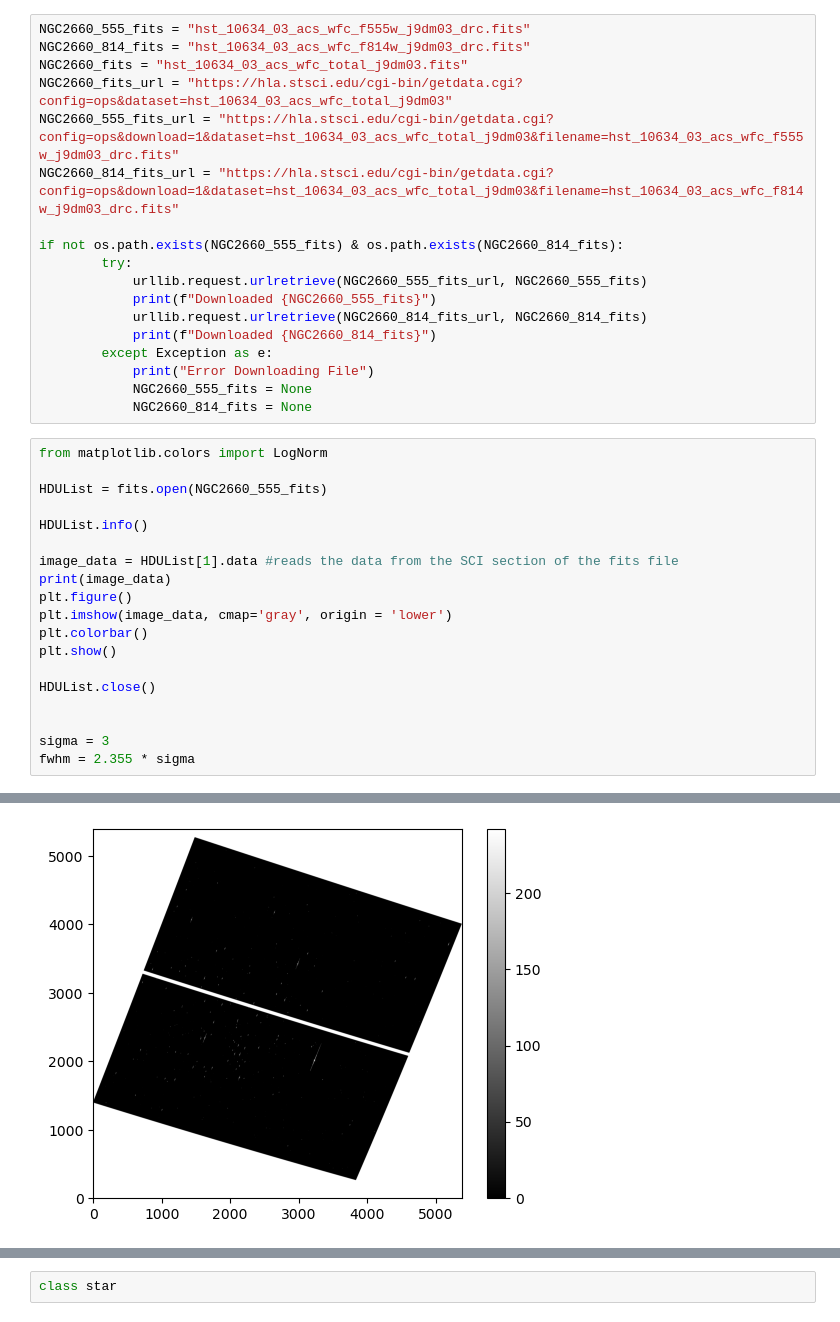
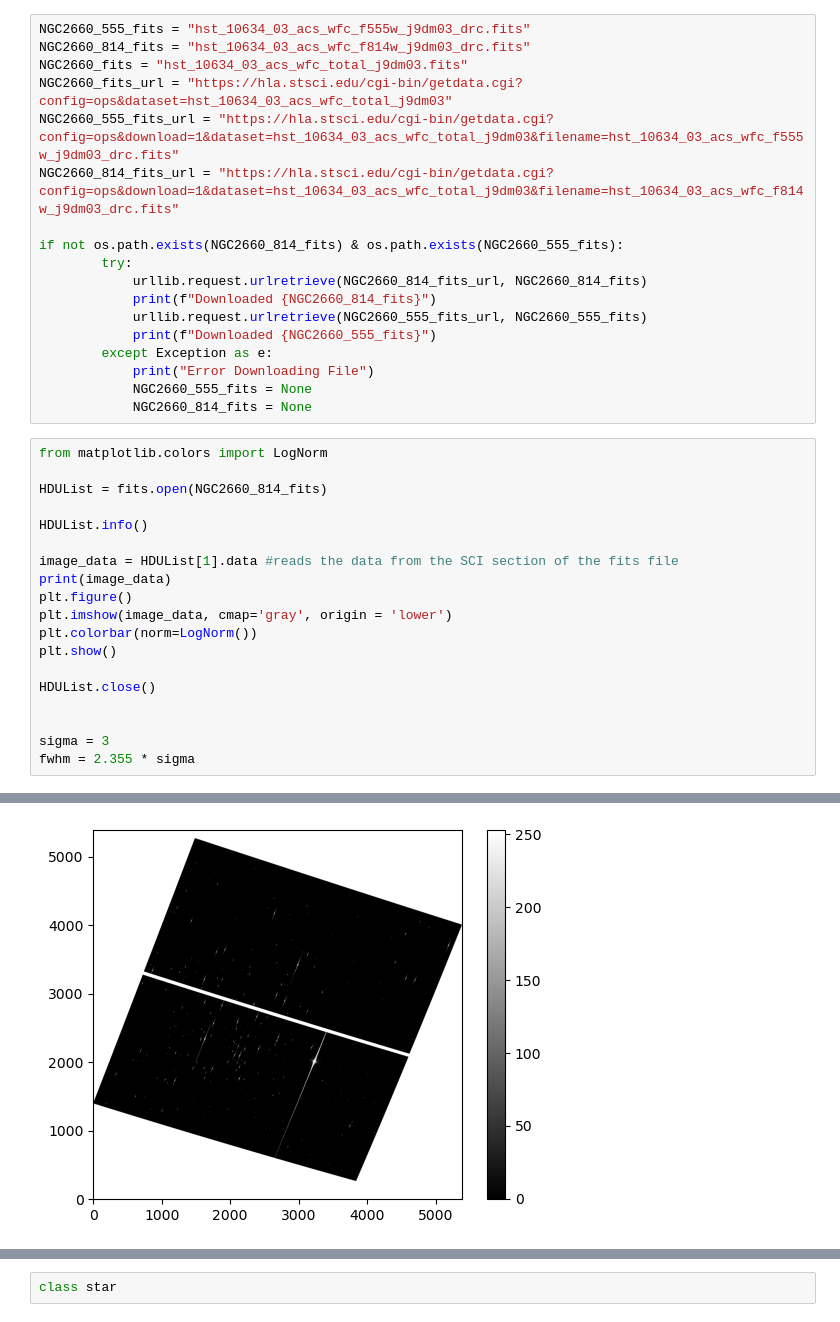
Before and after one commit to GravesTone5/Astro1221Project3, a Jupyter notebook: Project3.ipynb, the cells around one changed output, grey strips where cells are left out. Saved outputs shown, nothing was run; the diff lists cells and outputs as text.

```diff
--- a/Project3.ipynb
+++ b/Project3.ipynb
@@ -25,12 +23,12 @@ NGC2660_fits_url = "https://hla.stsci.edu/cgi-bin/getdata.cgi?config=ops&dataset
 NGC2660_555_fits_url = "https://hla.stsci.edu/cgi-bin/getdata.cgi?config=ops&download=1&dataset=hst_10634_03_acs_wfc_total_j9dm03&filename=hst_10634_03_acs_wfc_f555w_j9dm03_drc.fits"
 NGC2660_814_fits_url = "https://hla.stsci.edu/cgi-bin/getdata.cgi?config=ops&download=1&dataset=hst_10634_03_acs_wfc_total_j9dm03&filename=hst_10634_03_acs_wfc_f814w_j9dm03_drc.fits"
 
-if not os.path.exists(NGC2660_555_fits) & os.path.exists(NGC2660_814_fits):
+if not os.path.exists(NGC2660_814_fits) & os.path.exists(NGC2660_555_fits):
         try:
+            urllib.request.urlretrieve(NGC2660_814_fits_url, NGC2660_814_fits)
+            print(f"Downloaded {NGC2660_814_fits}")
             urllib.request.urlretrieve(NGC2660_555_fits_url, NGC2660_555_fits)
             print(f"Downloaded {NGC2660_555_fits}")
-            urllib.request.urlretrieve(NGC2660_814_fits_url, NGC2660_814_fits)
-            print(f"Downloaded {NGC2660_814_fits}")
         except Exception as e:
             print("Error Downloading File")
             NGC2660_555_fits = None
@@ -38,7 +36,7 @@ if not os.path.exists(NGC2660_555_fits) & os.path.exists(NGC2660_814_fits):
 # %%
 from matplotlib.colors import LogNorm
 
-HDUList = fits.open(NGC2660_555_fits)
+HDUList = fits.open(NGC2660_814_fits)
 
 HDUList.info()
 
@@ -46,7 +44,7 @@ image_data = HDUList[1].data #reads the data from the SCI section of the fits fi
 print(image_data)
 plt.figure()
 plt.imshow(image_data, cmap='gray', origin = 'lower')
-plt.colorbar()
+plt.colorbar(norm=LogNorm())
 plt.show()
 
 HDUList.close()
@@ -59,17 +57,17 @@ Filename: hst_10634_03_acs_wfc_f555w_j9dm03_drc.fits
 No.    Name      Ver    Type      Cards   Dimensions   Format
   0  PRIMARY       1 PrimaryHDU     858   ()
   1  SCI           1 ImageHDU        90   (5383, 5398)   float32
   2  WHT           1 ImageHDU        45   (5383, 5398)   float32
   3  CTX           1 ImageHDU        38   (5383, 5398)   int32
   4  HDRTAB        1 BinTableHDU    638   4R x 314C   [9A, 3A, K, D, D, D, D, D, D, D, D, D, D, D, D, D, K, 8A, 9A, 7A, 18A, 4A, D, D, D, D, 3A, D, D, D, D, D, D, D, D, D, D, D, D, K, 8A, 23A, D, D, D ...
 [[nan nan nan ... nan nan nan]
  [nan nan nan ... nan nan nan]
  [nan nan nan ... nan nan nan]
  ...
  [nan nan nan ... nan nan nan]
  [nan nan nan ... nan nan nan]
  [nan nan nan ... nan nan nan]]
-[figure, old version]
+[figure, new version]
 # %%
 import array
 
```
Also changed, not shown: parts of 6 cells of this notebook.
